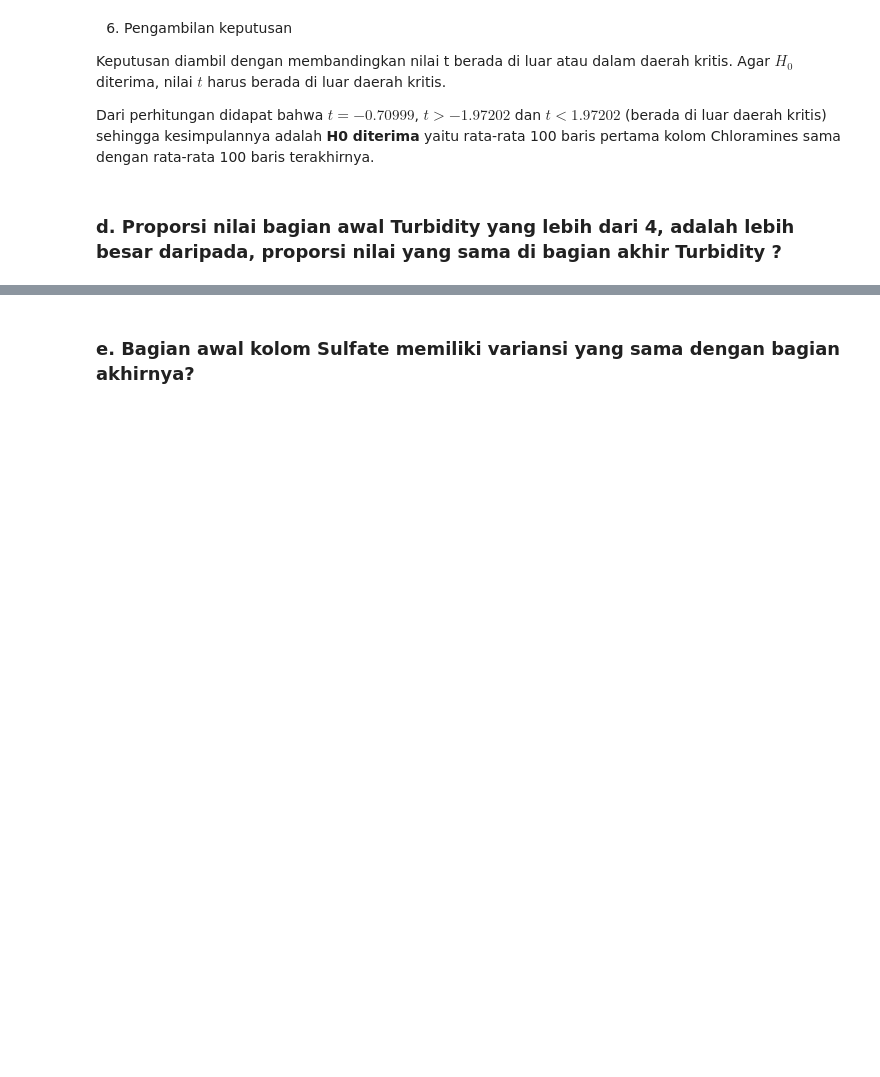
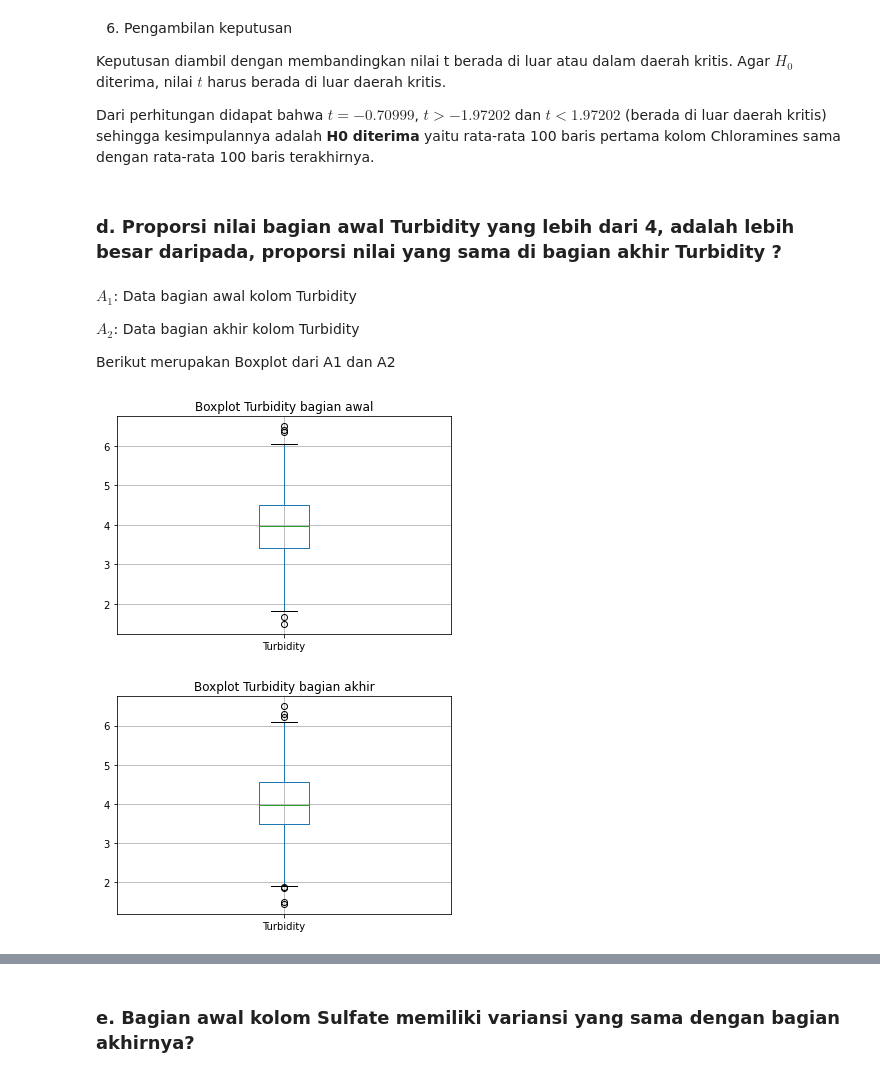
Before and after one commit to clauculus/probstat-analysis, a Jupyter notebook: K01-T1-IF2220-13520073.ipynb, the cells around one changed output, grey strips where cells are left out. Saved outputs shown, nothing was run; the diff lists cells and outputs as text; code cells hidden in the pictures; blank space fills up the shorter version.

```diff
--- a/K01-T1-IF2220-13520073.ipynb
+++ b/K01-T1-IF2220-13520073.ipynb
@@ -1070,3 +1072,20 @@ Agar $H_0$ diterima, nilai $t$ harus berada di luar daerah kritis.
 Dari perhitungan didapat bahwa $t = -0.70999$, $t > -1.97202$ dan $t < 1.97202$ (berada di luar daerah  kritis) sehingga kesimpulannya adalah **H0 diterima** yaitu rata-rata 100 baris pertama kolom Chloramines sama dengan rata-rata 100 baris terakhirnya.
 # %% [markdown]
 ### d.  Proporsi nilai bagian awal Turbidity yang lebih dari 4, adalah lebih besar daripada, proporsi nilai yang sama di bagian akhir Turbidity ?
+# %% [markdown]
+$A_1$: Data bagian awal kolom Turbidity
+
+$A_2$: Data bagian akhir kolom Turbidity
+
+Berikut merupakan Boxplot dari A1 dan A2
+# %%
+ax = df.loc[:1005].boxplot(["Turbidity"])
+ax.set_title("Boxplot Turbidity bagian awal")
+plt.show()
+
+bx = df.loc[1005:].boxplot(["Turbidity"])
+bx.set_title("Boxplot Turbidity bagian akhir")
+plt.show()
+# %% [output]
+[figure, added]
+[figure, added]
```
Also changed, not shown: parts of 14 cells of this notebook.
